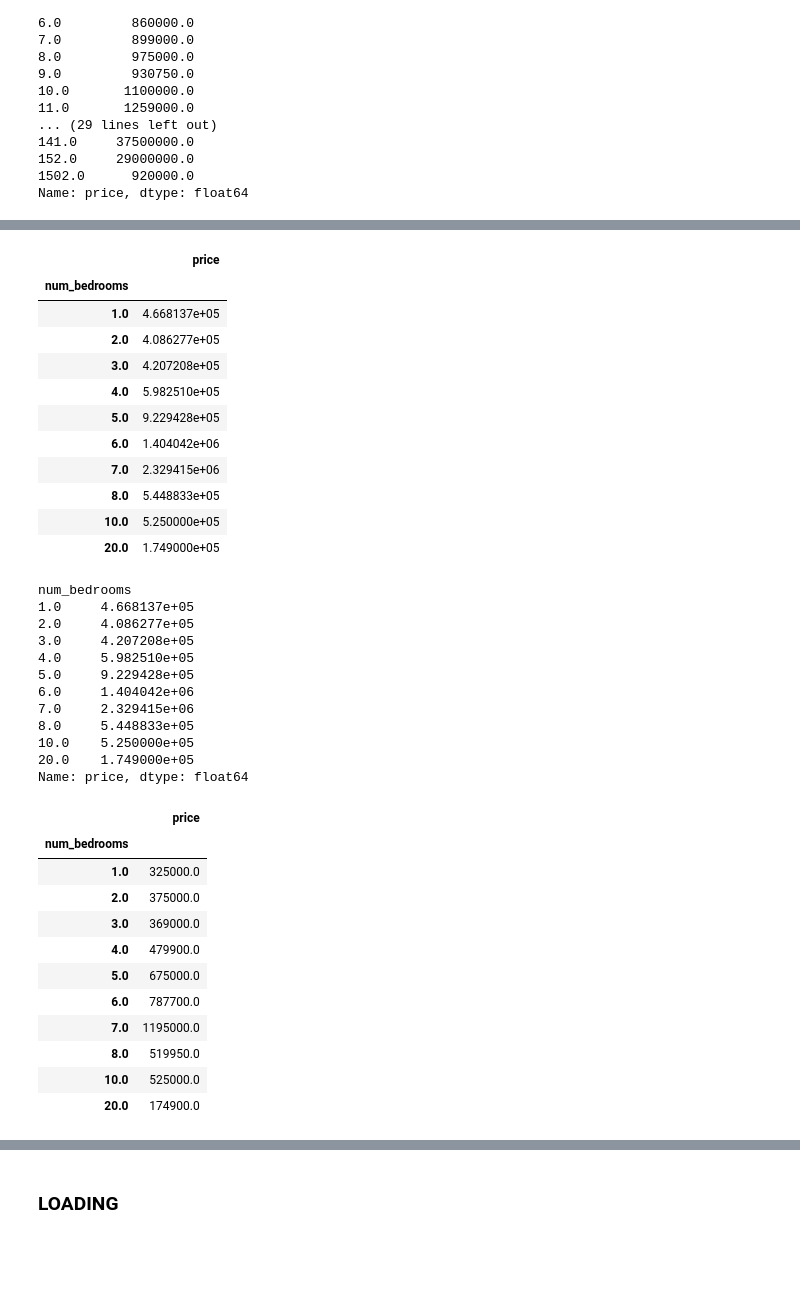
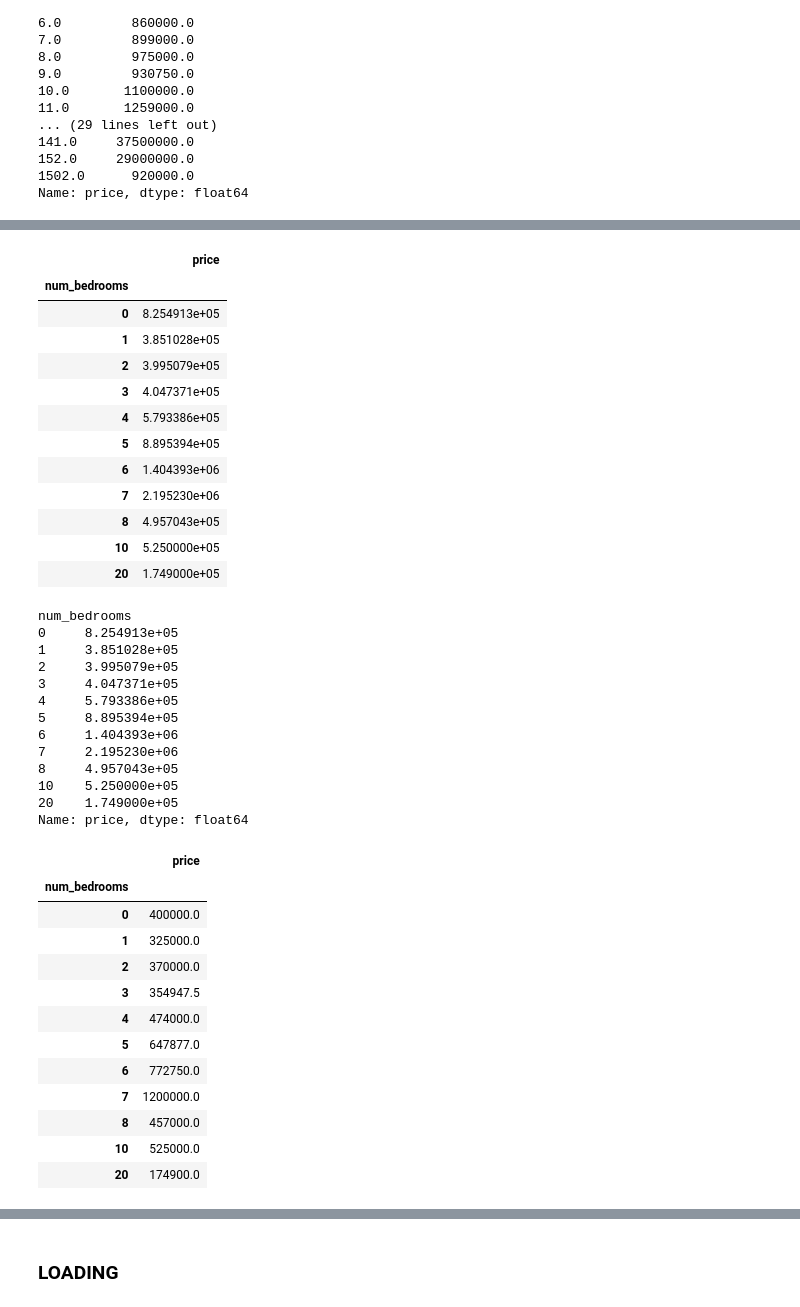
Before and after one commit to poonam-ux/ETL_Project, a Jupyter notebook: ETL_Housing_data/city_housing.ipynb, the cells around one changed output, grey strips where cells are left out. Cells and saved outputs as stored; diff of their text form; code cells hidden in the pictures; blank space fills up the shorter version.

```diff
--- a/city_housing_yelp_users.ipynb
+++ b/ETL_Housing_data/city_housing.ipynb
@@ -28,6 +28,6 @@ ny_area_df
 # %%
 # Store Austin CSV into a dataframe
 csv_file = "./Resources/austin_housing.csv"
-autin_df = pd.read_csv(csv_file)
-autin_df.head()
+austin_df = pd.read_csv(csv_file)
+austin_df
 # %% [output]
@@ -206,7 +248,7 @@ ny_stats.head()
 # %%
 # Create new data with select columns for Austin dataframe
-austin_clean_df = autin_df[["bedrooms", "latest_price", "address_streetAddress", "address_city"]].copy()
-austin_clean_df = austin_clean_df.rename(columns={'bedrooms': 'num_bedrooms', 'latest_price': 'price', 'address_streetAddress': 'street_address', 'address_city': 'city'})
+austin_clean_df = austin_df[["numOfBedrooms", "latestPrice", "streetAddress", "city"]].copy()
+austin_clean_df = austin_clean_df.rename(columns={'numOfBedrooms': 'num_bedrooms', 'latestPrice': 'price', "streetAddress": "street_address"})
 austin_clean_df
 # %% [output]
 |  | num_bedrooms | price | street_address | city |
@@ -225,5 +267,6 @@ austin_clean_df
 # %%
 # Drop NaN values
-austin_clean_df.dropna()
+austin_df = austin_clean_df.dropna()
+austin_df
 # %% [output]
 |  | num_bedrooms | price | street_address | city |
@@ -242,36 +285,38 @@ austin_clean_df.dropna()
 # %%
-# Find average price grouped by number of bedrooms
-avg_austin_price = austin_clean_df.groupby('num_bedrooms').mean()
+# Find Austin average price grouped by number of bedrooms
+avg_austin_price = austin_df.groupby('num_bedrooms').mean()
 avg_austin_price
 # %% [output]
 |  | price |
 | num_bedrooms |  |
-| 1.0 | 4.668137e+05 |
-| 2.0 | 4.086277e+05 |
-| 3.0 | 4.207208e+05 |
-| 4.0 | 5.982510e+05 |
-| 5.0 | 9.229428e+05 |
-| 6.0 | 1.404042e+06 |
-| 7.0 | 2.329415e+06 |
-| 8.0 | 5.448833e+05 |
-| 10.0 | 5.250000e+05 |
-| 20.0 | 1.749000e+05 |
+| 0 | 8.254913e+05 |
+| 1 | 3.851028e+05 |
+| 2 | 3.995079e+05 |
+| 3 | 4.047371e+05 |
+| 4 | 5.793386e+05 |
+| 5 | 8.895394e+05 |
+| 6 | 1.404393e+06 |
+| 7 | 2.195230e+06 |
+| 8 | 4.957043e+05 |
+| 10 | 5.250000e+05 |
+| 20 | 1.749000e+05 |
 # %%
-# Convert 'latest_price' from string to float type
+# Convert 'price' column from string to float type
 austin_avg = avg_austin_price["price"].astype(float)
 austin_avg
 # %% [output]
 num_bedrooms
-1.0     4.668137e+05
-2.0     4.086277e+05
-3.0     4.207208e+05
-4.0     5.982510e+05
-5.0     9.229428e+05
-6.0     1.404042e+06
-7.0     2.329415e+06
-8.0     5.448833e+05
-10.0    5.250000e+05
-20.0    1.749000e+05
+0     8.254913e+05
+1     3.851028e+05
+2     3.995079e+05
+3     4.047371e+05
+4     5.793386e+05
+5     8.895394e+05
+6     1.404393e+06
+7     2.195230e+06
+8     4.957043e+05
+10    5.250000e+05
+20    1.749000e+05
 Name: price, dtype: float64
 # %%
 # Find median price grouped by number of bedrooms
@@ -280,14 +325,15 @@ median_austin_price
 # %% [output]
 |  | price |
 | num_bedrooms |  |
-| 1.0 | 325000.0 |
-| 2.0 | 375000.0 |
-| 3.0 | 369000.0 |
-| 4.0 | 479900.0 |
-| 5.0 | 675000.0 |
-| 6.0 | 787700.0 |
-| 7.0 | 1195000.0 |
-| 8.0 | 519950.0 |
-| 10.0 | 525000.0 |
-| 20.0 | 174900.0 |
+| 0 | 400000.0 |
+| 1 | 325000.0 |
+| 2 | 370000.0 |
+| 3 | 354947.5 |
+| 4 | 474000.0 |
+| 5 | 647877.0 |
+| 6 | 772750.0 |
+| 7 | 1200000.0 |
+| 8 | 457000.0 |
+| 10 | 525000.0 |
+| 20 | 174900.0 |
 # %%
```
Also changed, not shown: parts of 37 cells of this notebook, 16 other files.
